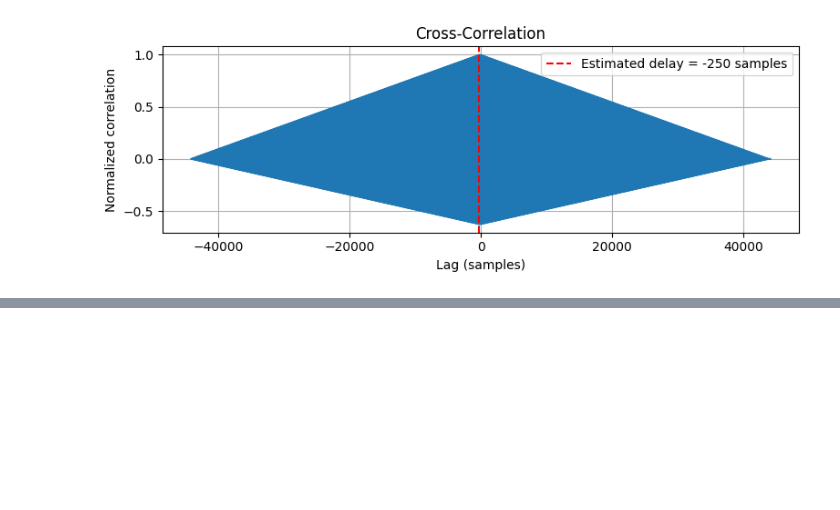
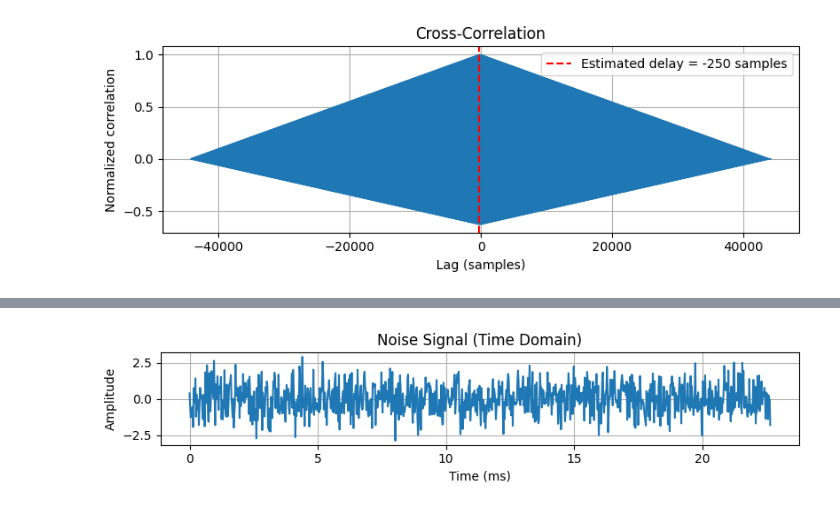
Before and after one commit to RyanL72/CSDS_364, a Jupyter notebook: Assignment_A4/A4_rhl72.ipynb, the cells around one changed output, grey strips where cells are left out. Drawn from its saved outputs; the diff is of its cells as text; code cells hidden in the pictures; blank space fills up the shorter version.

```diff
--- a/Assignment_A4/A4_rhl72.ipynb
+++ b/Assignment_A4/A4_rhl72.ipynb
@@ -817,0 +943,22 @@ plt.show()
+# %%
+fs = 44100
+duration = 1.0
+n_samples = int(fs * duration)
+
+# Gaussian white noise
+noise = np.random.normal(0, 1, n_samples)
+# %%
+import matplotlib.pyplot as plt
+
+t = np.linspace(0, duration, n_samples, endpoint=False)
+
+plt.figure(figsize=(8, 2))
+plt.plot(t[:1000]*1000, noise[:1000])  # show first ~1000 samples
+plt.title("Noise Signal (Time Domain)")
+plt.xlabel("Time (ms)")
+plt.ylabel("Amplitude")
+plt.grid(True)
+plt.tight_layout()
+plt.show()
+# %% [output]
+[figure, added]
```
Also changed, not shown: parts of 18 cells of this notebook, 4 other files.
